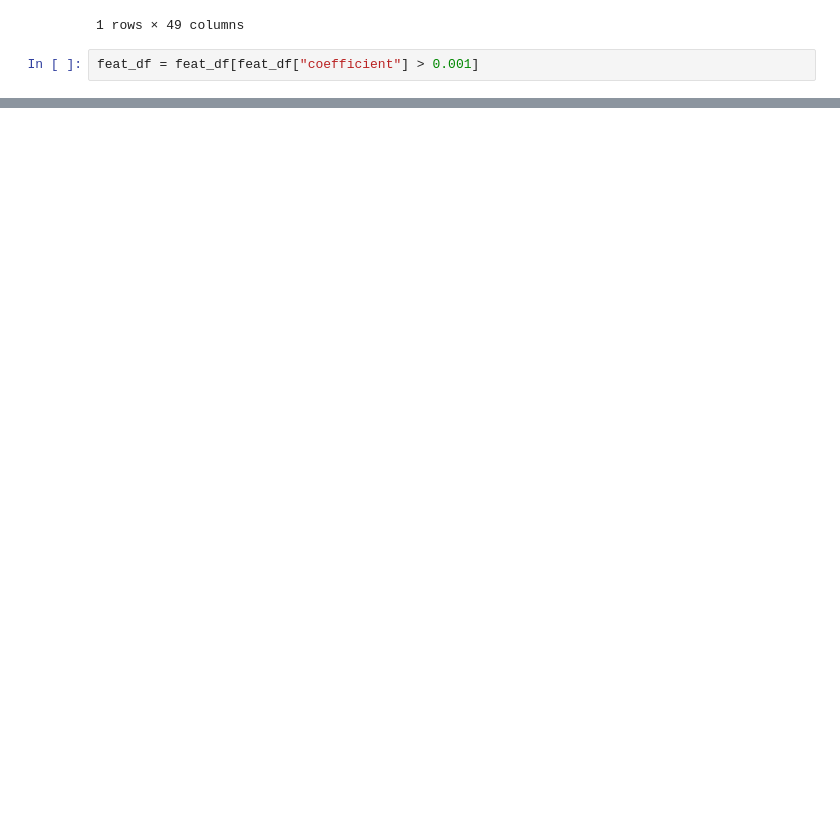
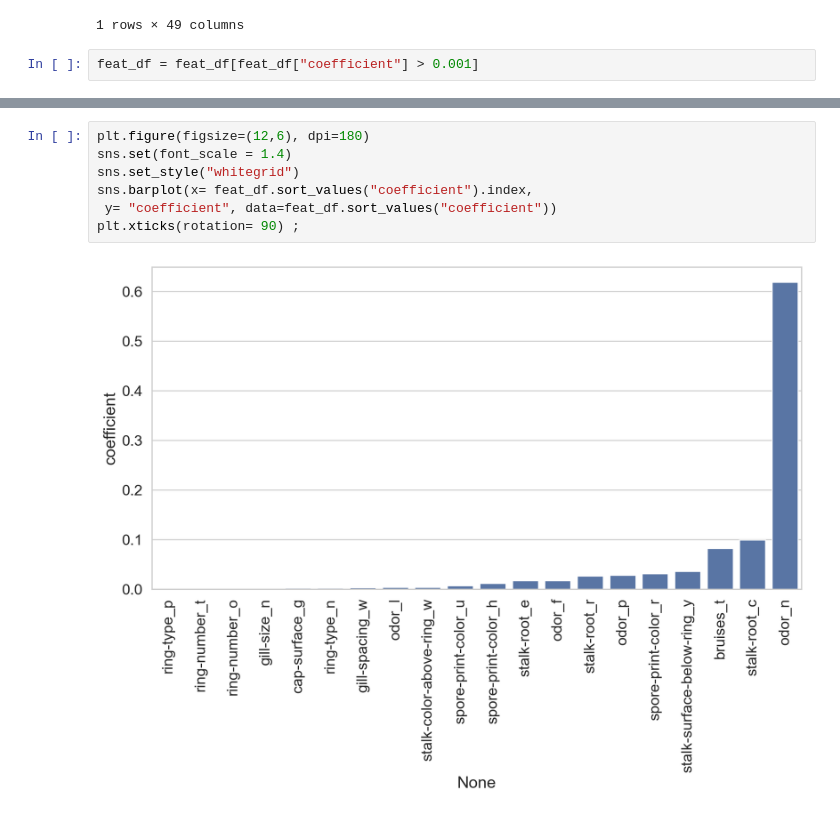
Before and after one commit to aslanok/machineLearningProjects, a Jupyter notebook: decisionTreeProblems/gradientBoost.ipynb, the cells around one changed output, grey strips where cells are left out. Drawn from its saved outputs; the diff is of its cells as text; blank space fills up the shorter version.

```diff
--- a/decisionTreeProblems/gradientBoost.ipynb
+++ b/decisionTreeProblems/gradientBoost.ipynb
@@ -83,0 +89,9 @@ feat_df = feat_df[feat_df["coefficient"] > 0.001]
+# %%
+plt.figure(figsize=(12,6), dpi=180)
+sns.set(font_scale = 1.4)
+sns.set_style("whitegrid")
+sns.barplot(x= feat_df.sort_values("coefficient").index,
+ y= "coefficient", data=feat_df.sort_values("coefficient"))
+plt.xticks(rotation= 90) ;
+# %% [output]
+[figure, added]
```
Also changed, not shown: parts of 1 cell of this notebook, 4 other files.
